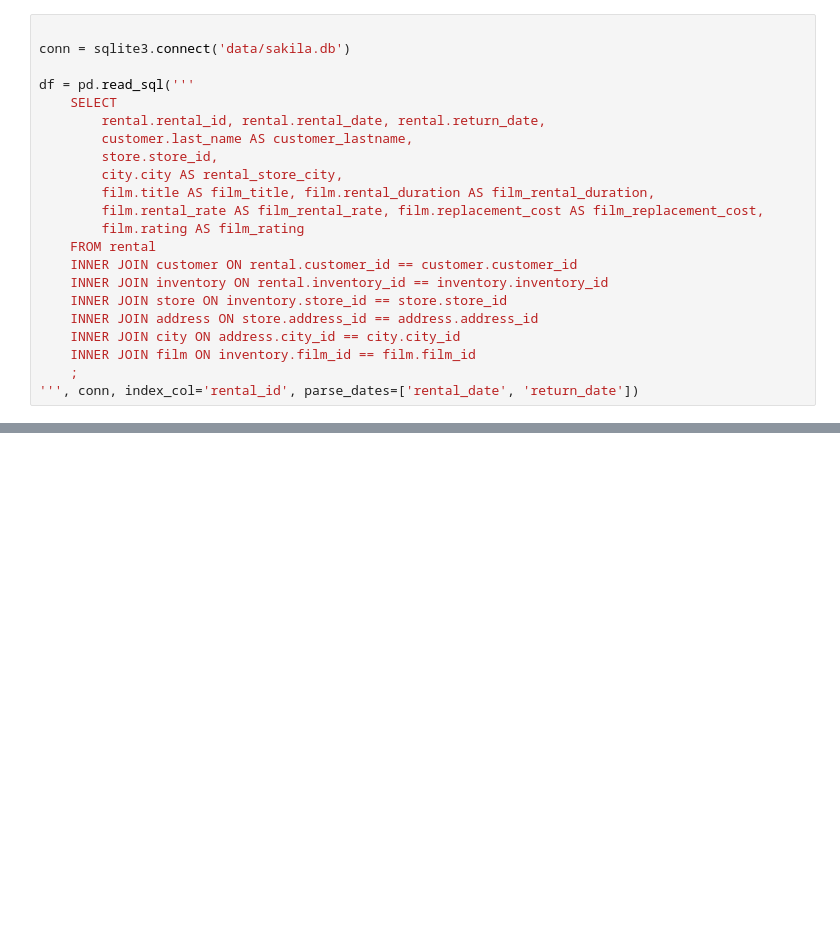
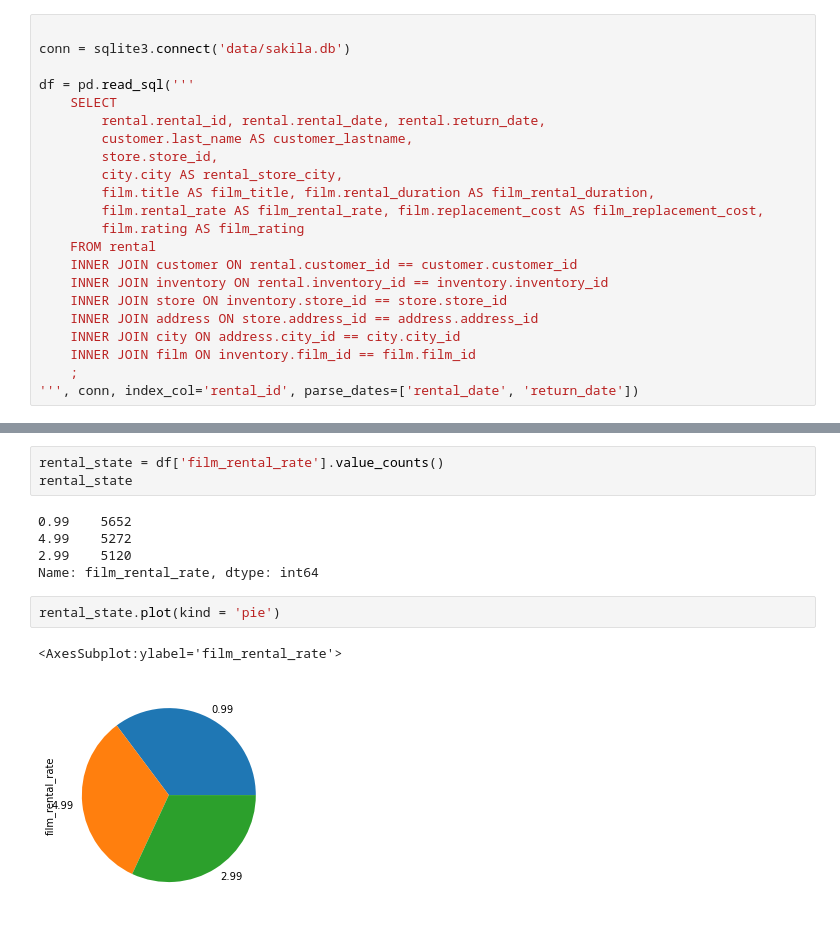
Before and after one commit to patri-carrasco/Data-Analysis-with-Python---Full-Course-for-Beginners-Numpy-Pandas-Matplotlib-Seaborn-, a Jupyter notebook: Exercise_2.ipynb, the cells around one changed output, grey strips where cells are left out. Cells and saved outputs as stored; diff of their text form; blank space fills up the shorter version.

```diff
--- a/Exercise_2.ipynb
+++ b/Exercise_2.ipynb
@@ -41,0 +79,13 @@ df = pd.read_sql('''
+# %%
+rental_state = df['film_rental_rate'].value_counts()
+rental_state
+# %% [output]
+0.99    5652
+4.99    5272
+2.99    5120
+Name: film_rental_rate, dtype: int64
+# %%
+rental_state.plot(kind = 'pie')
+# %% [output]
+<AxesSubplot:ylabel='film_rental_rate'>
+[figure, added]
```
Also changed, not shown: parts of 37 cells of this notebook.
